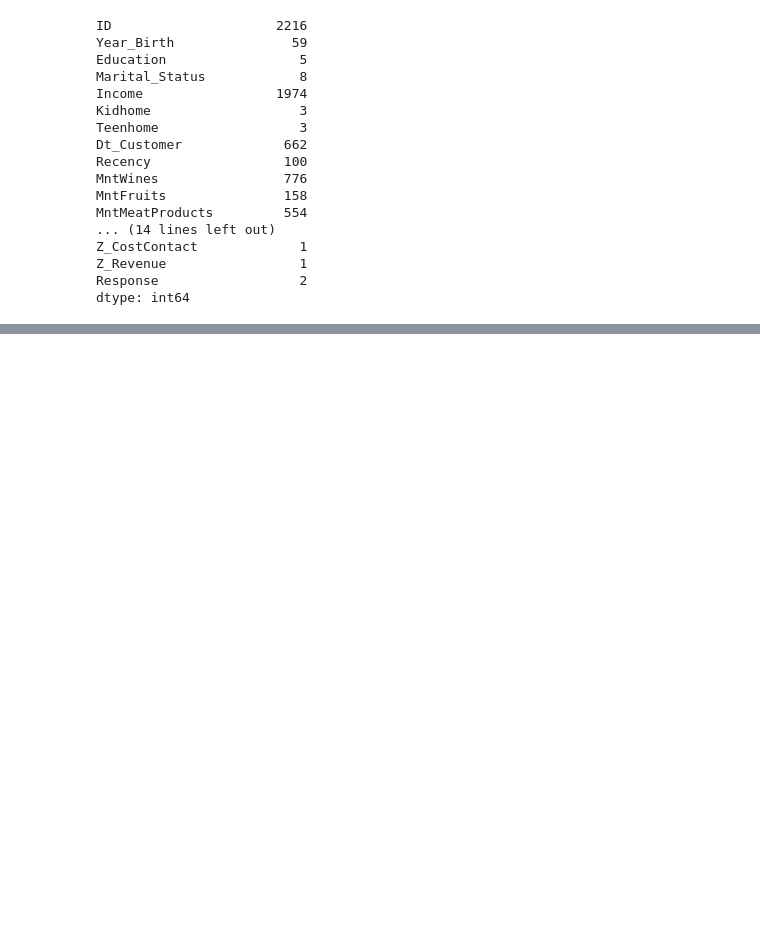
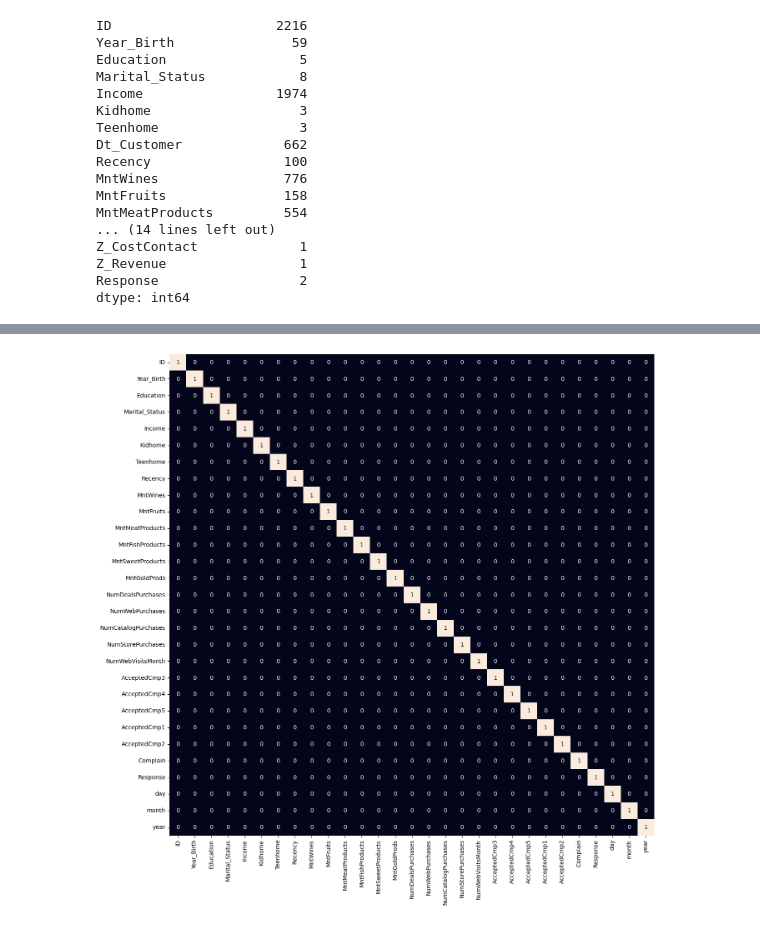
Before and after one commit to Sumanpradhan1706/practical-ml-projects, a Jupyter notebook: 07_Customer Segmentation using Unsupervised Machine Learning in Python/anaconda_projects/db/Customer Segmentation using Unsupervised Machine Learning in Python.ipynb, the cells around one changed output, grey strips where cells are left out. Saved outputs shown, nothing was run; the diff lists cells and outputs as text; code cells hidden in the pictures; blank space fills up the shorter version.

```diff
--- a/07_Customer Segmentation using Unsupervised Machine Learning in Python/anaconda_projects/db/Customer Segmentation using Unsupervised Machine Learning in Python.ipynb
+++ b/07_Customer Segmentation using Unsupervised Machine Learning in Python/anaconda_projects/db/Customer Segmentation using Unsupervised Machine Learning in Python.ipynb
@@ -110,0 +159,11 @@ df["year"] = parts[2].astype('int')
+# %%
+for col in df.columns:
+    if df[col].dtype == object:
+        le = LabelEncoder()
+        df[col] = le.fit_transform(df[col])
+# %%
+plt.figure(figsize=(15, 15))
+sb.heatmap(df.corr() > 0.8, annot=True, cbar=False)
+plt.show()
+# %% [output]
+[figure, added]
```
Also changed, not shown: parts of 5 cells of this notebook.
